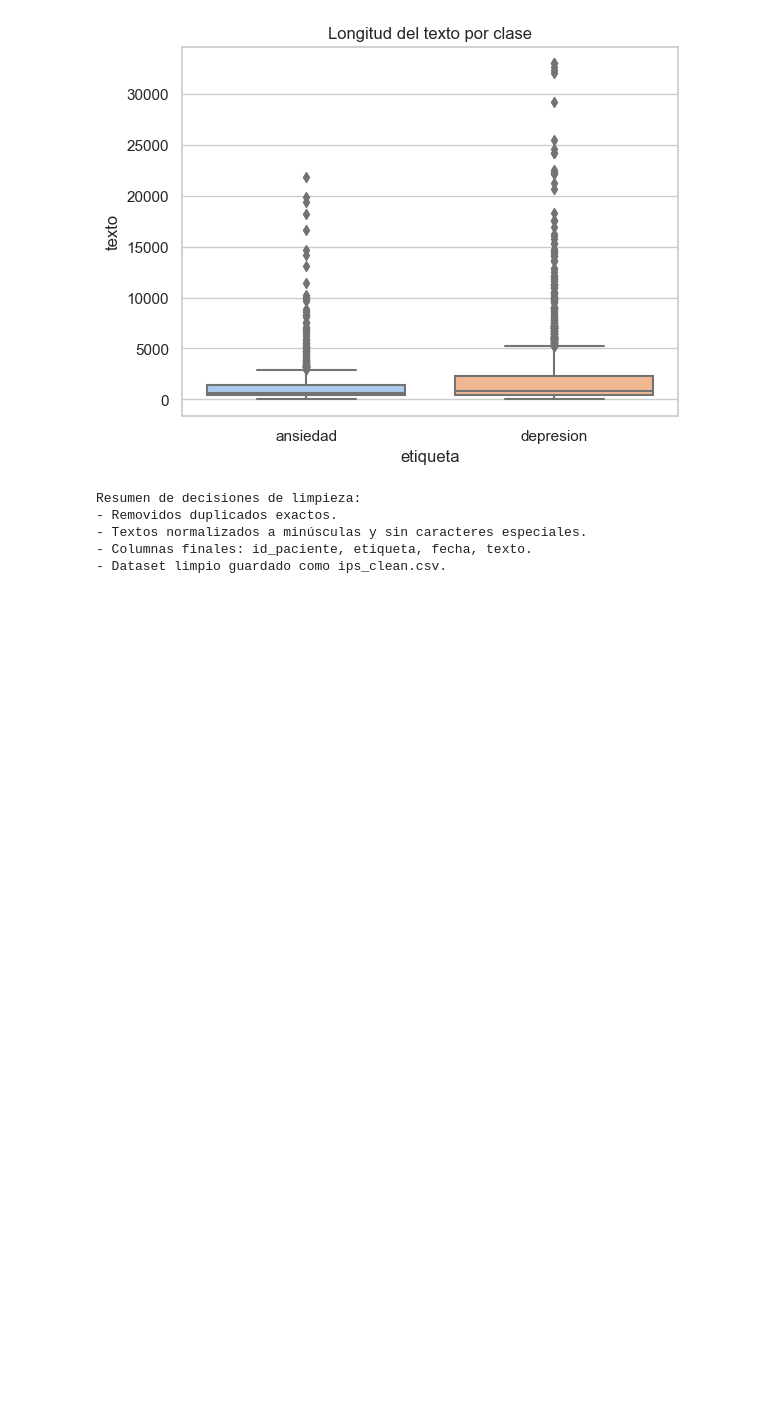
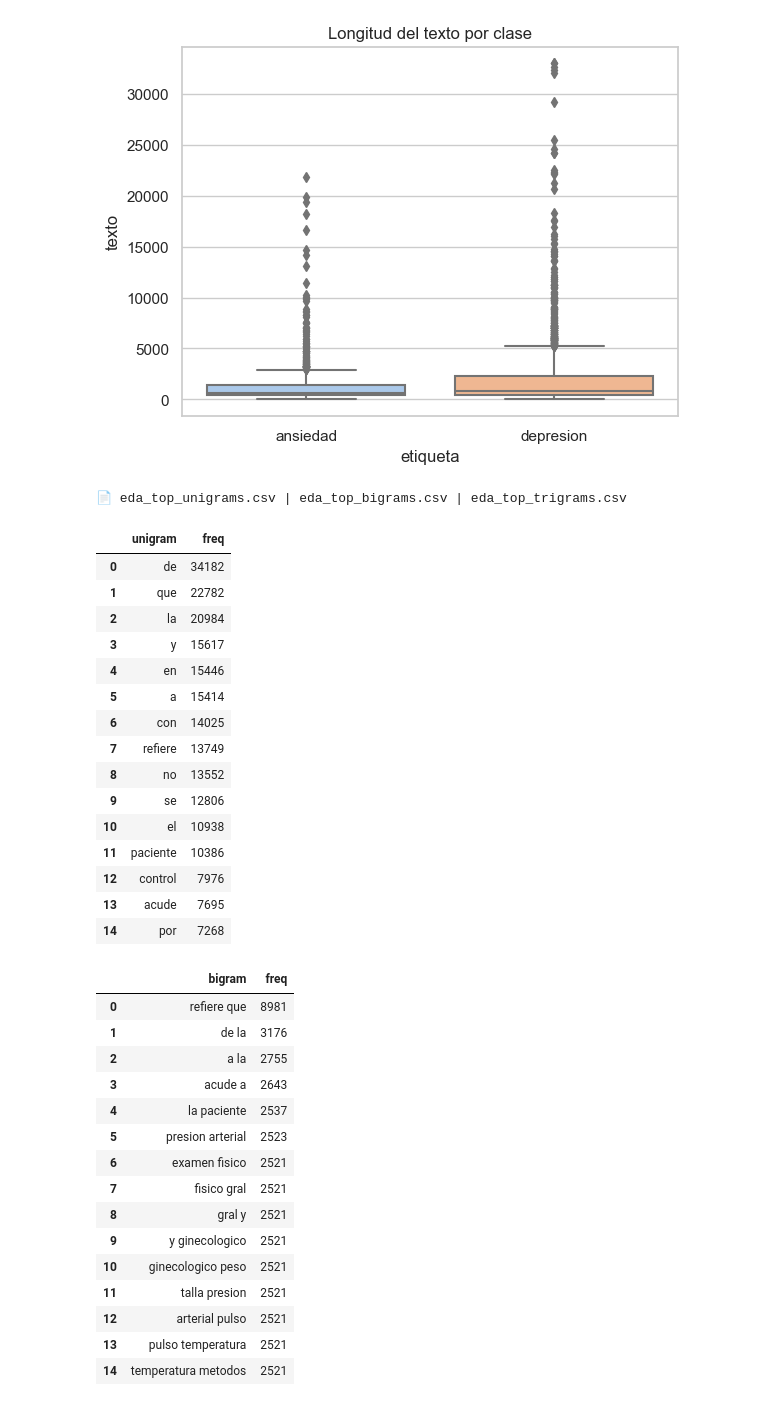
Before and after one commit to manununhez/psych-phenotyping-paraguay, a Jupyter notebook: notebooks/01_eda_understanding.ipynb, the cells around one changed output. Saved outputs shown, nothing was run; the diff lists cells and outputs as text; code cells hidden in the pictures; blank space fills up the shorter version.

```diff
--- a/notebooks/01_eda_preprocessing.ipynb
+++ b/notebooks/01_eda_understanding.ipynb
@@ -190,20 +228,66 @@ depresion    2201
 ansiedad      925
 Name: count, dtype: int64
 [figure]
-# %%
-# ---------------------------------------------------------------
-# Registro de decisiones
-# ---------------------------------------------------------------
-print("""
-Resumen de decisiones de limpieza:
-- Removidos duplicados exactos.
-- Textos normalizados a minúsculas y sin caracteres especiales.
-- Columnas finales: id_paciente, etiqueta, fecha, texto.
-- Dataset limpio guardado como ips_clean.csv.
-""")
-# %% [output]
-Resumen de decisiones de limpieza:
-- Removidos duplicados exactos.
-- Textos normalizados a minúsculas y sin caracteres especiales.
-- Columnas finales: id_paciente, etiqueta, fecha, texto.
-- Dataset limpio guardado como ips_clean.csv.
+# %%
+## Top n-grama
+from collections import Counter
+
+def ngrams(tokens, n):
+    return zip(*[tokens[i:] for i in range(n)])
+
+def top_ngrams(texts, n=1, topk=30):
+    counter = Counter()
+    for t in texts:
+        toks = re.findall(r"[a-záéíóúüñ]+", str(t).lower())
+        for ng in ngrams(toks, n):
+            counter[" ".join(ng)] += 1
+    return counter.most_common(topk)
+
+texts_all = df_raw[text_col].astype(str).tolist()
+
+uni  = top_ngrams(texts_all, n=1, topk=40)
+bi   = top_ngrams(texts_all, n=2, topk=40)
+tri  = top_ngrams(texts_all, n=3, topk=30)
+
+pd.DataFrame(uni, columns=["unigram","freq"]).to_csv(DATA_PATH/"eda_top_unigrams.csv", index=False, encoding="utf-8")
+pd.DataFrame(bi,  columns=["bigram","freq"]).to_csv(DATA_PATH/"eda_top_bigrams.csv", index=False, encoding="utf-8")
+pd.DataFrame(tri, columns=["trigram","freq"]).to_csv(DATA_PATH/"eda_top_trigrams.csv", index=False, encoding="utf-8")
+print("📄 eda_top_unigrams.csv | eda_top_bigrams.csv | eda_top_trigrams.csv")
+
+display(pd.DataFrame(uni[:15], columns=["unigram","freq"]))
+display(pd.DataFrame(bi[:15],  columns=["bigram","freq"]))
+display(pd.DataFrame(tri[:15], columns=["trigram","freq"]))
+# %% [output]
+📄 eda_top_unigrams.csv | eda_top_bigrams.csv | eda_top_trigrams.csv
+|  | unigram | freq |
+| 0 | de | 34182 |
+| 1 | que | 22782 |
+| 2 | la | 20984 |
+| 3 | y | 15617 |
+| 4 | en | 15446 |
+| 5 | a | 15414 |
+| 6 | con | 14025 |
+| 7 | refiere | 13749 |
+| 8 | no | 13552 |
+| 9 | se | 12806 |
+| 10 | el | 10938 |
+| 11 | paciente | 10386 |
+| 12 | control | 7976 |
+| 13 | acude | 7695 |
+| 14 | por | 7268 |
+|  | bigram | freq |
+| 0 | refiere que | 8981 |
+| 1 | de la | 3176 |
+| 2 | a la | 2755 |
+| 3 | acude a | 2643 |
+| 4 | la paciente | 2537 |
+| 5 | presion arterial | 2523 |
+| 6 | examen fisico | 2521 |
+| 7 | fisico gral | 2521 |
+| 8 | gral y | 2521 |
+| 9 | y ginecologico | 2521 |
+| 10 | ginecologico peso | 2521 |
+| 11 | talla presion | 2521 |
+| 12 | arterial pulso | 2521 |
+| 13 | pulso temperatura | 2521 |
+| 14 | temperatura metodos | 2521 |
```
Also changed, not shown: parts of 13 cells of this notebook, 7 other files.
